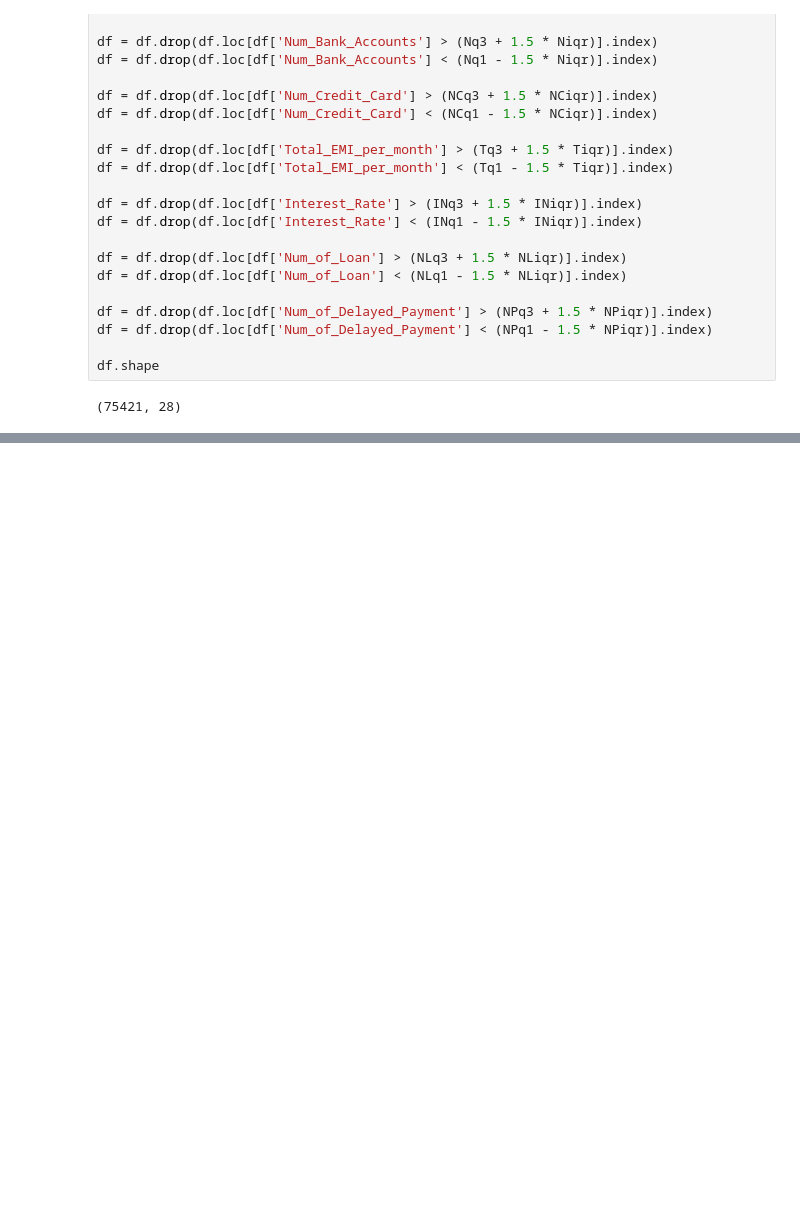
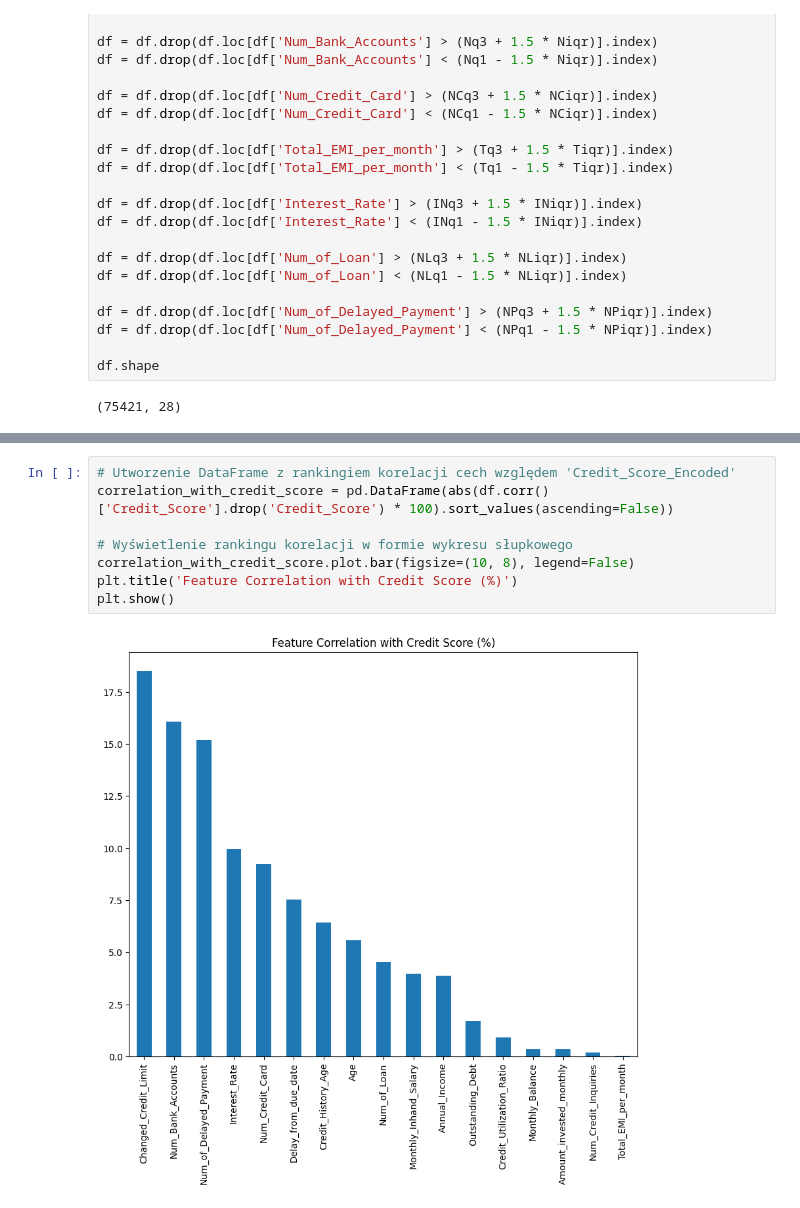
Before and after one commit to UEPP40/PUM, a Jupyter notebook: train.ipynb, the cells around one changed output, grey strips where cells are left out. Drawn from its saved outputs; the diff is of its cells as text; blank space fills up the shorter version.

```diff
--- a/train.ipynb
+++ b/train.ipynb
@@ -263,0 +300,10 @@ df[columns_to_code] = df[columns_to_code].apply(LabelEncoder().fit_transform)
+# %%
+# Utworzenie DataFrame z rankingiem korelacji cech względem 'Credit_Score_Encoded'
+correlation_with_credit_score = pd.DataFrame(abs(df.corr()['Credit_Score'].drop('Credit_Score') * 100).sort_values(ascending=False))
+
+# Wyświetlenie rankingu korelacji w formie wykresu słupkowego
+correlation_with_credit_score.plot.bar(figsize=(10, 8), legend=False)
+plt.title('Feature Correlation with Credit Score (%)')
+plt.show()
+# %% [output]
+[figure, added]
```
Also changed, not shown: parts of 10 cells of this notebook.
